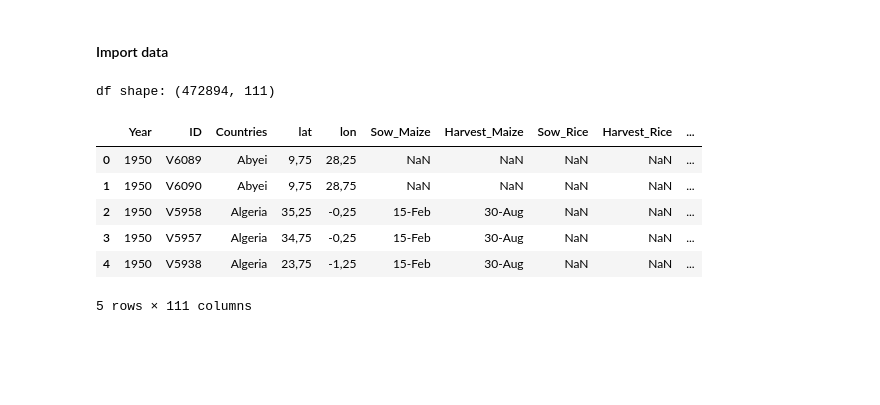
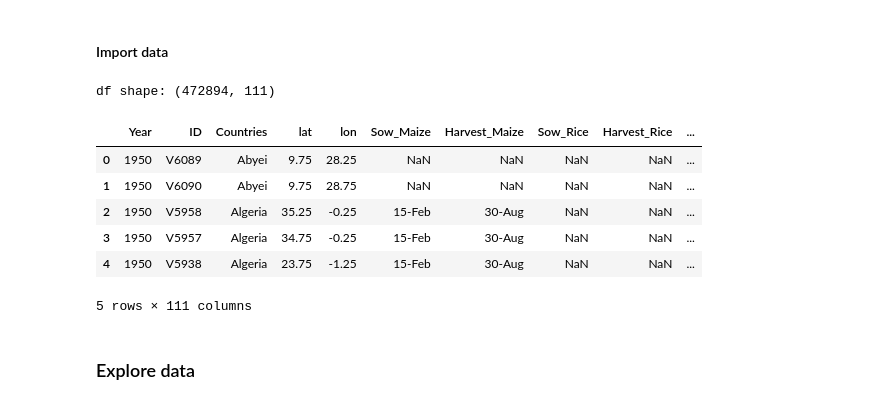
Before and after one commit to jtimko16/AutoML_Project2, a Jupyter notebook: notebooks/Data_exploration.ipynb, the cells around one changed output. Saved outputs shown, nothing was run; the diff lists cells and outputs as text; code cells hidden in the pictures; blank space fills up the shorter version.

Commit message:
Mod - fix decimal to be coma

```diff
--- a/notebooks/Data_exploration.ipynb
+++ b/notebooks/Data_exploration.ipynb
@@ -9,17 +11,17 @@ import pandas as pd
 # %%
 #df = pd.read_csv('data/Final_Africa_Master_File 2.csv')
 
 
 ## IMport csv file with semicolon delimiter, and read only first 10000 rows
-df = pd.read_csv('../data/Final_Africa_Master_File 2.csv', delimiter=';')
+df = pd.read_csv('../data/Final_Africa_Master_File 2.csv', delimiter=';', decimal=',')
 print('df shape:', df.shape)
 df.head(5)
 # %% [output]
 df shape: (472894, 111)
 |  | Year | ID | Countries | lat | lon | Sow_Maize | Harvest_Maize | Sow_Rice | Harvest_Rice | ... |
-| 0 | 1950 | V6089 | Abyei | 9,75 | 28,25 | NaN | NaN | NaN | NaN | ... |
-| 1 | 1950 | V6090 | Abyei | 9,75 | 28,75 | NaN | NaN | NaN | NaN | ... |
-| 2 | 1950 | V5958 | Algeria | 35,25 | -0,25 | 15-Feb | 30-Aug | NaN | NaN | ... |
-| 3 | 1950 | V5957 | Algeria | 34,75 | -0,25 | 15-Feb | 30-Aug | NaN | NaN | ... |
-| 4 | 1950 | V5938 | Algeria | 23,75 | -1,25 | 15-Feb | 30-Aug | NaN | NaN | ... |
+| 0 | 1950 | V6089 | Abyei | 9.75 | 28.25 | NaN | NaN | NaN | NaN | ... |
+| 1 | 1950 | V6090 | Abyei | 9.75 | 28.75 | NaN | NaN | NaN | NaN | ... |
+| 2 | 1950 | V5958 | Algeria | 35.25 | -0.25 | 15-Feb | 30-Aug | NaN | NaN | ... |
+| 3 | 1950 | V5957 | Algeria | 34.75 | -0.25 | 15-Feb | 30-Aug | NaN | NaN | ... |
+| 4 | 1950 | V5938 | Algeria | 23.75 | -1.25 | 15-Feb | 30-Aug | NaN | NaN | ... |
 5 rows × 111 columns
@@ -29,0 +28,2 @@ df.to_csv('../data/Final_Africa_Master_File.csv', index=False)
+# %% [markdown]
+### Explore data
```
Also changed, not shown: parts of 7 cells of this notebook.
